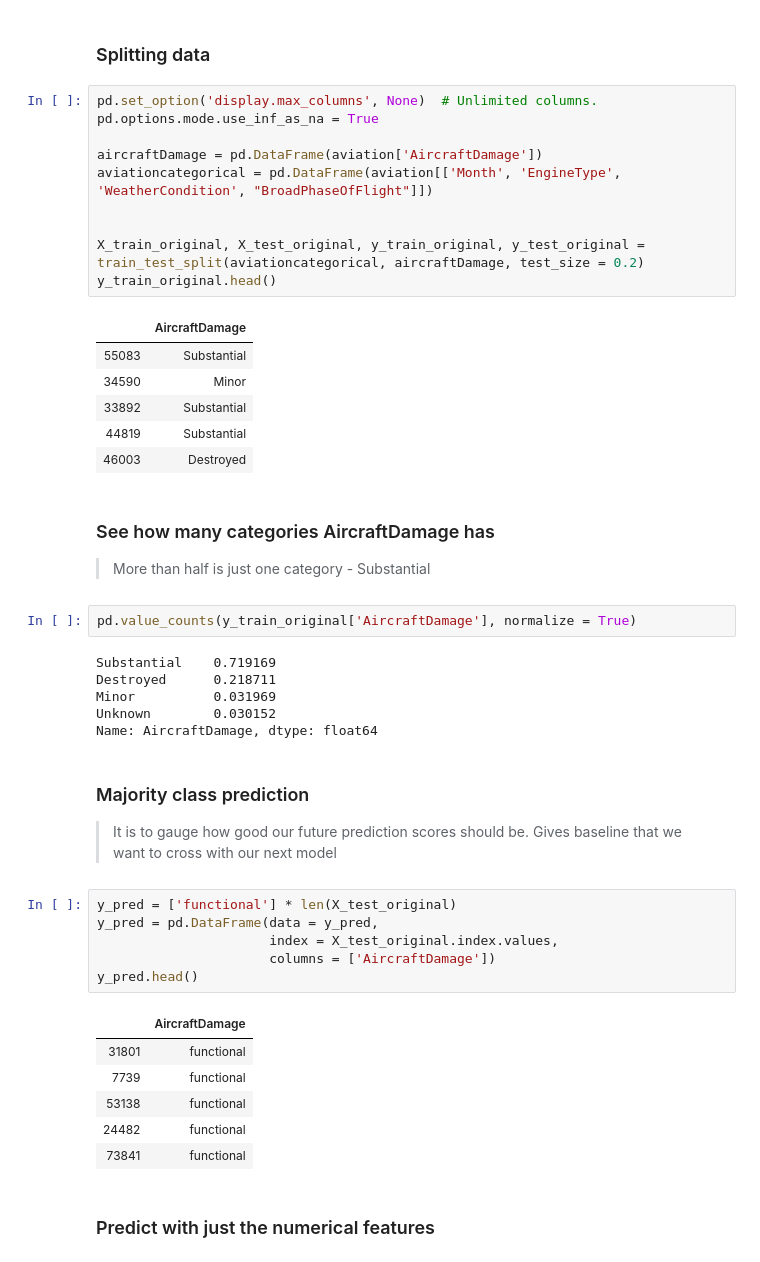
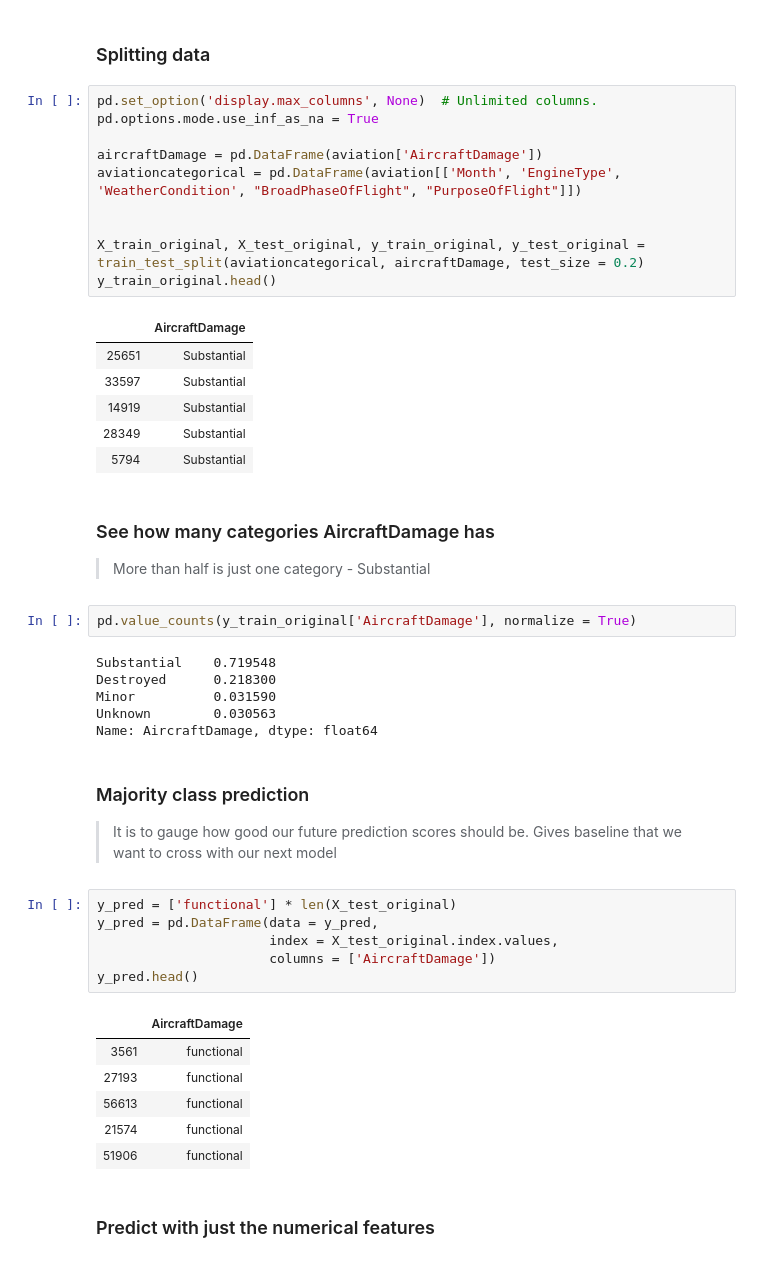
Before and after one commit to guannwei/CZ1015-Proj, a Jupyter notebook: Machine Learning/Decision Tree & Random Forest Classifier.ipynb, the cells around one changed output. Saved outputs shown, nothing was run; the diff lists cells and outputs as text.

```diff
--- a/Machine Learning/Decision Tree & Random Forest Classifier.ipynb
+++ b/Machine Learning/Decision Tree & Random Forest Classifier.ipynb
@@ -36,30 +36,30 @@ aviation
 # %%
 pd.set_option('display.max_columns', None)  # Unlimited columns.
 pd.options.mode.use_inf_as_na = True
 
 aircraftDamage = pd.DataFrame(aviation['AircraftDamage'])
-aviationcategorical = pd.DataFrame(aviation[['Month', 'EngineType', 'WeatherCondition', "BroadPhaseOfFlight"]])
+aviationcategorical = pd.DataFrame(aviation[['Month', 'EngineType', 'WeatherCondition', "BroadPhaseOfFlight", "PurposeOfFlight"]])
 
 
 X_train_original, X_test_original, y_train_original, y_test_original = train_test_split(aviationcategorical, aircraftDamage, test_size = 0.2)
 y_train_original.head()
 # %% [output]
 |  | AircraftDamage |
-| 55083 | Substantial |
-| 34590 | Minor |
-| 33892 | Substantial |
-| 44819 | Substantial |
-| 46003 | Destroyed |
+| 25651 | Substantial |
+| 33597 | Substantial |
+| 14919 | Substantial |
+| 28349 | Substantial |
+| 5794 | Substantial |
 # %% [markdown]
 ### See how many categories AircraftDamage has
 > More than half is just one category - Substantial
 # %%
 pd.value_counts(y_train_original['AircraftDamage'], normalize = True)
 # %% [output]
-Substantial    0.719169
-Destroyed      0.218711
-Minor          0.031969
-Unknown        0.030152
+Substantial    0.719548
+Destroyed      0.218300
+Minor          0.031590
+Unknown        0.030563
 Name: AircraftDamage, dtype: float64
 # %% [markdown]
 ### Majority class prediction
@@ -73,11 +73,11 @@ y_pred = pd.DataFrame(data = y_pred,
 y_pred.head()
 # %% [output]
 |  | AircraftDamage |
-| 31801 | functional |
-| 7739 | functional |
-| 53138 | functional |
-| 24482 | functional |
-| 73841 | functional |
+| 3561 | functional |
+| 27193 | functional |
+| 56613 | functional |
+| 21574 | functional |
+| 51906 | functional |
 # %% [markdown]
 ### Predict with just the numerical features
 # %%
```
Also changed, not shown: parts of 10 cells of this notebook, 3 other files.
